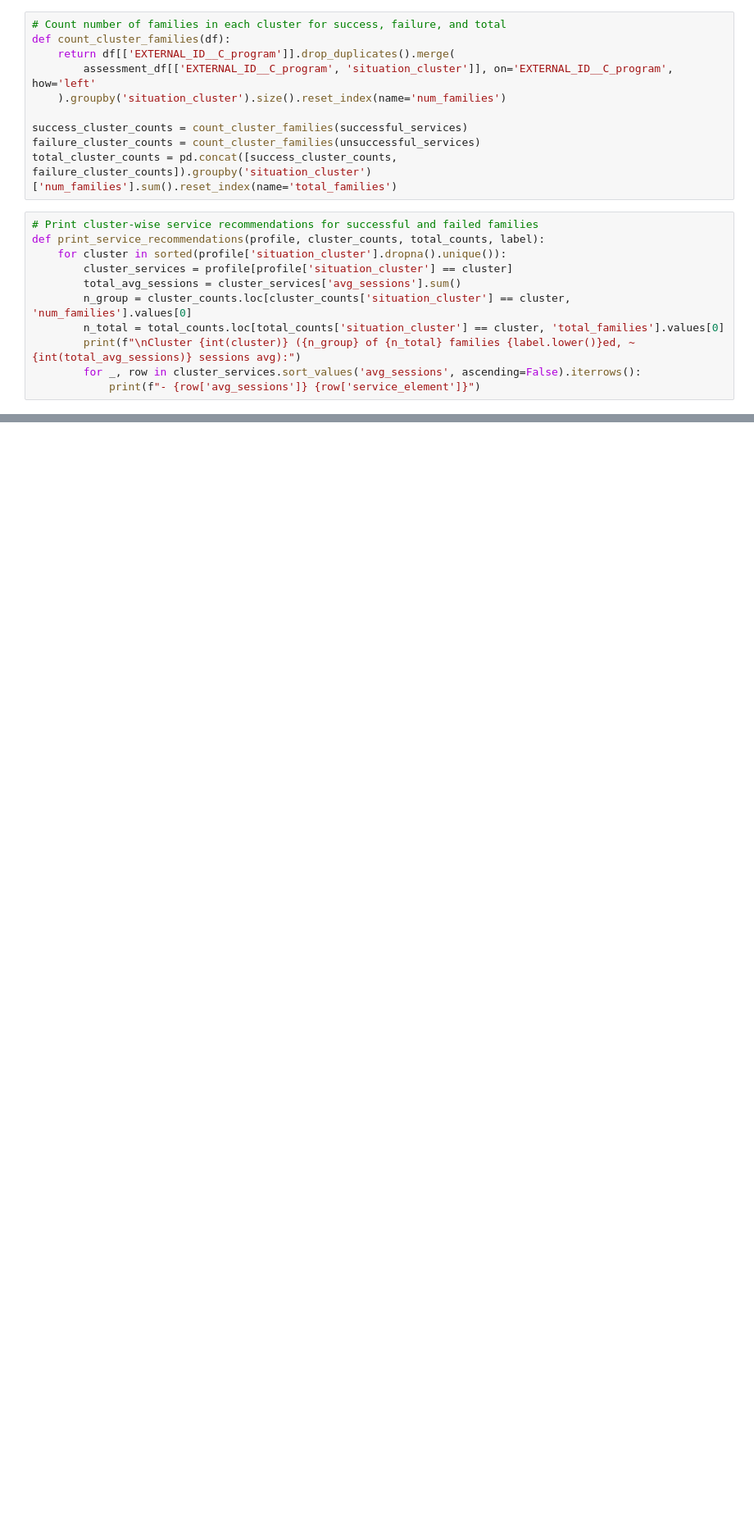
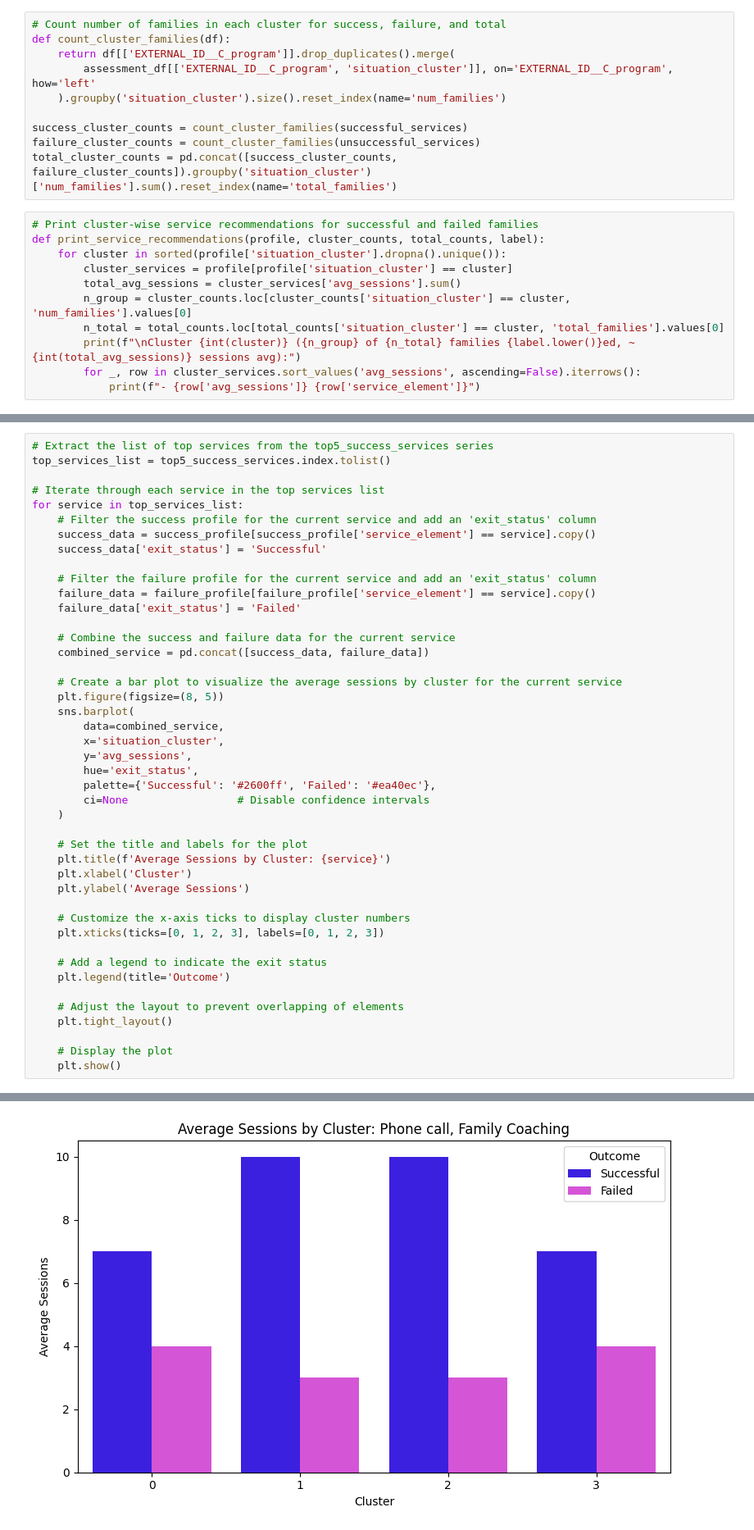
Before and after one commit to WallGuan/Capstone_TB, a Jupyter notebook: service-optimization/simplified_service_list_final.ipynb, the cells around one changed output, grey strips where cells are left out. Shown: that part at 82% size. Drawn from its saved outputs; the diff is of its cells as text; blank space fills up the shorter version.

```diff
--- a/service-optimization/simplified_service_list_final.ipynb
+++ b/service-optimization/simplified_service_list_final.ipynb
@@ -239,0 +271,45 @@ Cluster 0 (589 of 748 families failed, ~40 sessions avg):
+# %%
+# Extract the list of top services from the top5_success_services series
+top_services_list = top5_success_services.index.tolist()
+
+# Iterate through each service in the top services list
+for service in top_services_list:
+    # Filter the success profile for the current service and add an 'exit_status' column
+    success_data = success_profile[success_profile['service_element'] == service].copy()
+    success_data['exit_status'] = 'Successful'
+
+    # Filter the failure profile for the current service and add an 'exit_status' column
+    failure_data = failure_profile[failure_profile['service_element'] == service].copy()
+    failure_data['exit_status'] = 'Failed'
+
+    # Combine the success and failure data for the current service
+    combined_service = pd.concat([success_data, failure_data])
+
+    # Create a bar plot to visualize the average sessions by cluster for the current service
+    plt.figure(figsize=(8, 5))
+    sns.barplot(
+        data=combined_service,
+        x='situation_cluster',
+        y='avg_sessions',
+        hue='exit_status',
+        palette={'Successful': '#2600ff', 'Failed': '#ea40ec'},
+        ci=None                 # Disable confidence intervals
+    )
+
+    # Set the title and labels for the plot
+    plt.title(f'Average Sessions by Cluster: {service}')
+    plt.xlabel('Cluster')
+    plt.ylabel('Average Sessions')
+
+    # Customize the x-axis ticks to display cluster numbers
+    plt.xticks(ticks=[0, 1, 2, 3], labels=[0, 1, 2, 3])
+
+    # Add a legend to indicate the exit status
+    plt.legend(title='Outcome')
+
+    # Adjust the layout to prevent overlapping of elements
+    plt.tight_layout()
+
+    # Display the plot
+    plt.show()
+# %% [output]
@@ -239,0 +319 @@ Cluster 0 (589 of 748 families failed, ~40 sessions avg):
+[figure, added]
```
Also changed, not shown: parts of 13 cells of this notebook, 7 other files.
